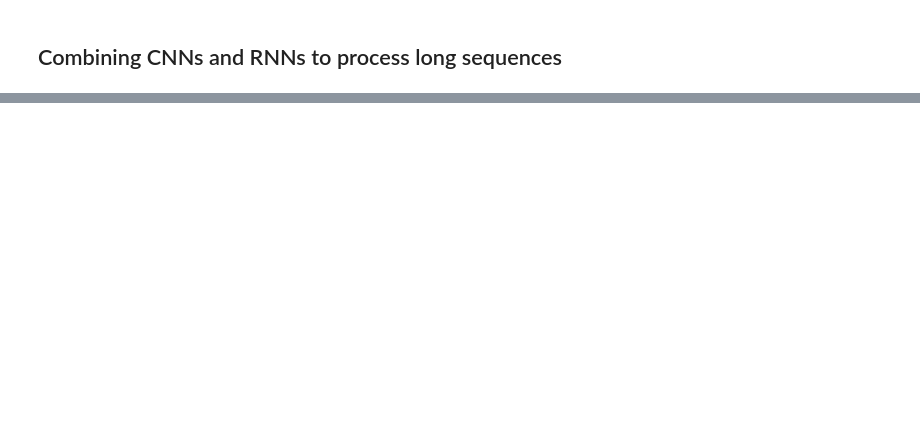
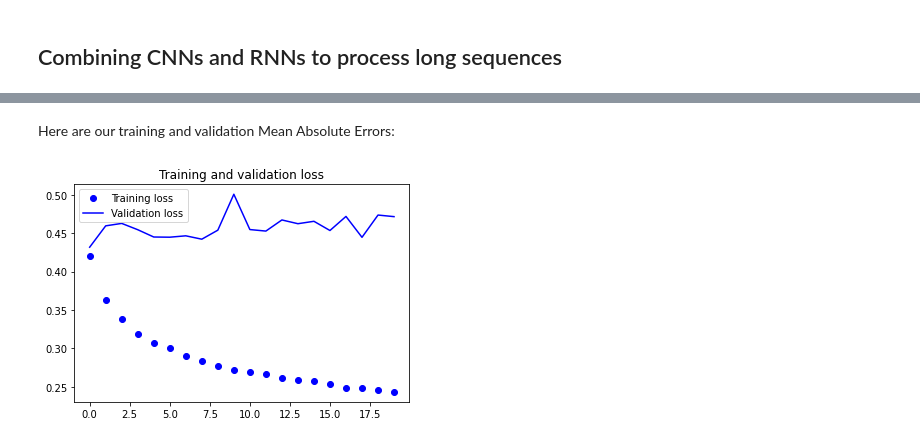
Before and after one commit to rahiakela/deep-learning-with-python-francois-chollet, a Jupyter notebook: 6_sequence_processing_with_convnets.ipynb, the cells around one changed output, grey strips where cells are left out. Cells and saved outputs as stored; diff of their text form; code cells hidden in the pictures; blank space fills up the shorter version.

```diff
--- a/6_sequence_processing_with_convnets.ipynb
+++ b/6_sequence_processing_with_convnets.ipynb
@@ -137,0 +192,13 @@ plt.show()
+# %%
+# convert all 420,551 lines of data into a Numpy array.
+float_data = np.zeros((len(lines), len(header) - 1))
+for i, line in enumerate(lines):
+  values = [float(x) for x in line.split(',')[1:]]
+  float_data[i, :] = values
+# %%
+#  compute the mean and standard deviation only on this fraction of the data
+mean = float_data[:200000].mean(axis=0)
+float_data -= mean
+
+std = float_data[:200000].std(axis=0)
+float_data /= std
@@ -137,0 +242,18 @@ plt.show()
+# %%
+model = Sequential()
+
+model.add(Conv1D(32, 5, activation='relu', input_shape=(None, float_data.shape[-1])))
+model.add(MaxPooling1D(3))
+
+model.add(Conv1D(32, 5, activation='relu'))
+model.add(MaxPooling1D(3))
+
+model.add(Conv1D(32, 5, activation='relu'))
+model.add(GlobalMaxPooling1D())
+
+model.add(Dense(1))
+
+model.summary()
+
+model.compile(optimizer=RMSprop(), loss='mae')
+history = model.fit_generator(train_gen, steps_per_epoch=500, epochs=20, validation_data=val_gen, validation_steps=val_steps)
@@ -137,0 +278,18 @@ plt.show()
+# %% [markdown]
+Here are our training and validation Mean Absolute Errors:
+# %%
+loss = history.history['loss']
+val_loss = history.history['val_loss']
+
+epochs = range(len(loss))
+
+plt.figure()
+
+plt.plot(epochs, loss, 'bo', label='Training loss')
+plt.plot(epochs, val_loss, 'b', label='Validation loss')
+plt.title('Training and validation loss')
+plt.legend()
+
+plt.show()
+# %% [output]
+[figure, added]
```
Also changed, not shown: parts of 16 cells of this notebook.
